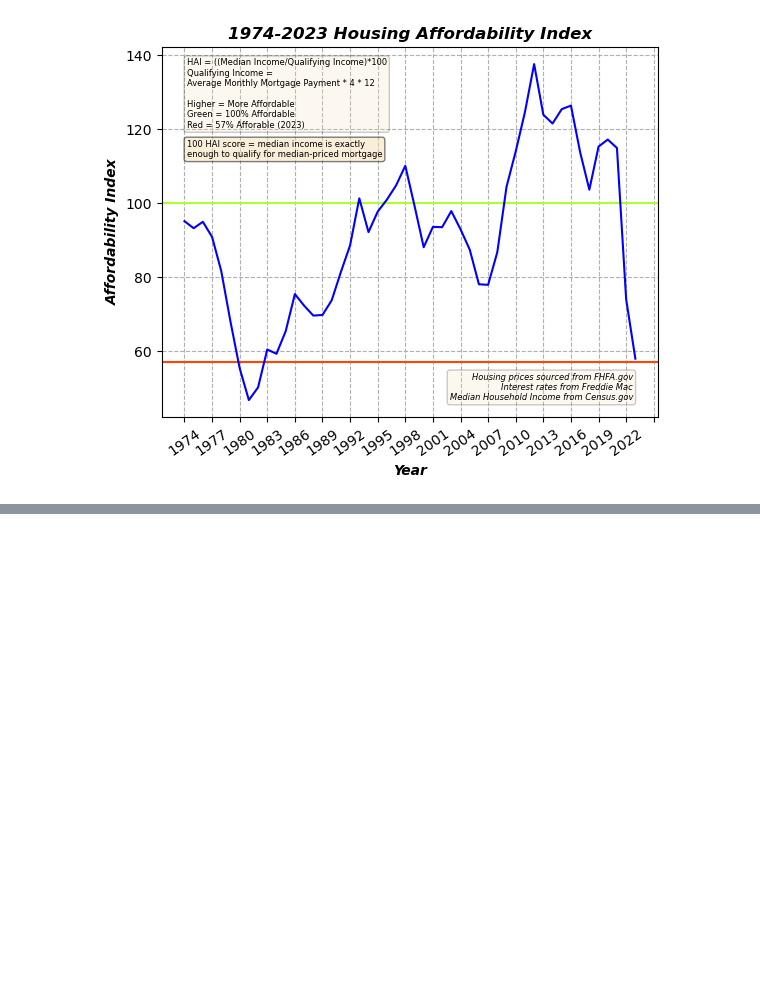
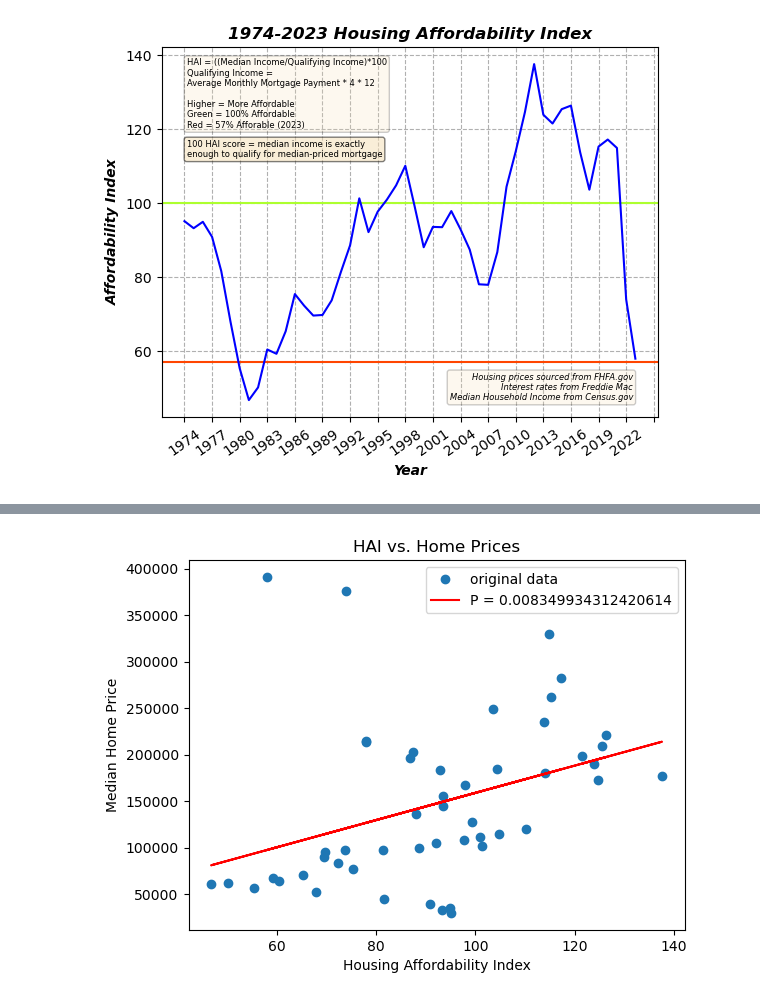
Before and after one commit to mmikul2/D195-Capstone, a Jupyter notebook: Explanatory Data Analysis.ipynb, the cells around one changed output, grey strips where cells are left out. Cells and saved outputs as stored; diff of their text form; code cells hidden in the pictures; blank space fills up the shorter version.

```diff
--- a/Explanatory Data Analysis.ipynb
+++ b/Explanatory Data Analysis.ipynb
@@ -34,6 +59,7 @@ interestrates = interestrates.transpose()
 interestrates = interestrates.iloc[1:, :]
 interestrates = interestrates.rename(columns = {0:'interestrates'})
 #converting from string to float
+interestrates["interestrates"] = [float(str(i).replace(",", "")) for i in interestrates["interestrates"]]
 
 interestrates.head()
 # %% [output]
@@ -120,0 +203,24 @@ plt.plot(df['year'], df['hai'], c = 'b')
+# %%
+# Test A: HAI vs. House Prices
+
+a = df
+a = a.drop(columns = 'medianhouseholdincome')
+a = a.drop(columns = 'interestrates')
+a = a.drop(columns = 'monthlypayment')
+a = a.drop(columns = 'year')
+a = a.dropna()
+
+plt.title('HAI vs. Home Prices')
+plt.xlabel('Housing Affordability Index')
+plt.ylabel('Median Home Price')
+
+xa = a.hai ###
+ya = a.yearlyavghomeprice ###
+resa = stats.linregress(xa, ya)
+pa = resa.pvalue
+plt.plot(xa, ya, 'o', label='original data')
+plt.plot(xa, resa.intercept + resa.slope*xa, 'r', label='P = {}'.format(pa))
+plt.legend()
+plt.show()
+# %% [output]
+[figure, added]
```
Also changed, not shown: parts of 14 cells of this notebook, 1 other file.
